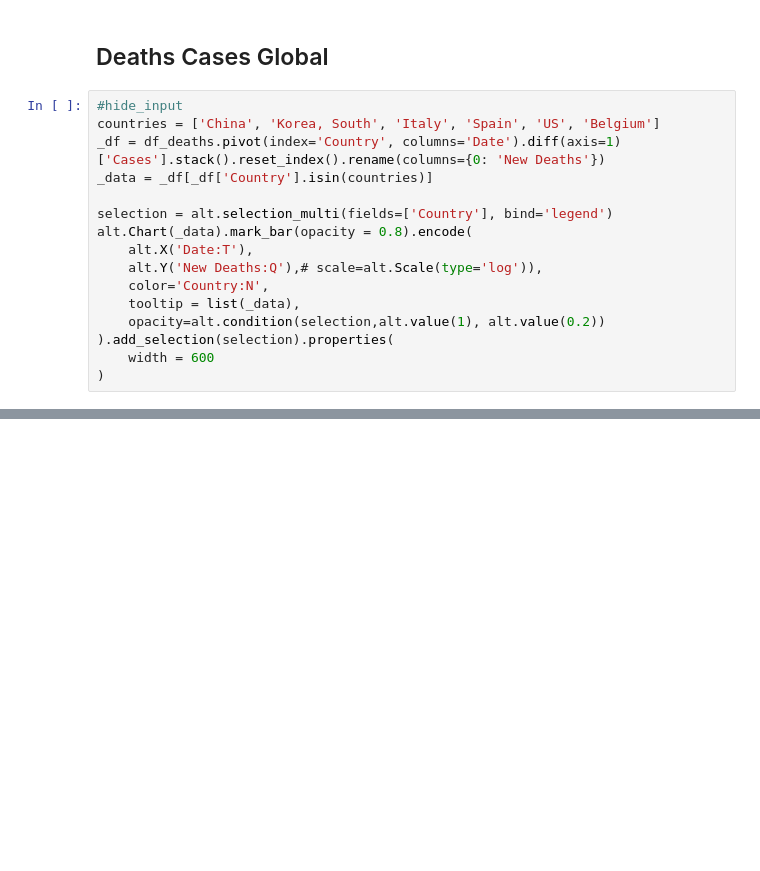
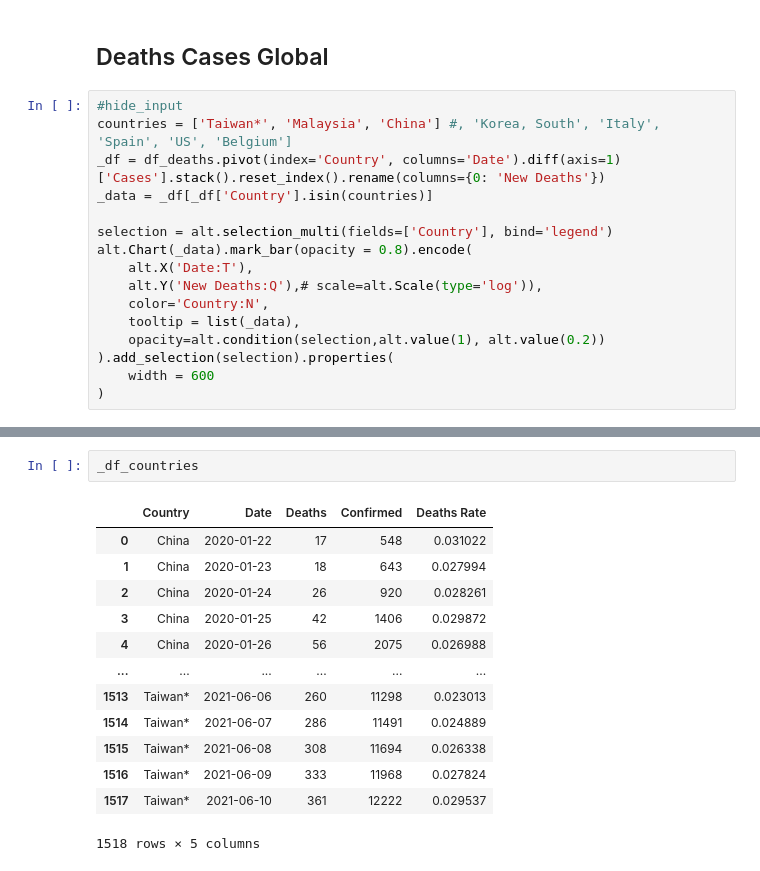
Before and after one commit to holamedia/covid19, a Jupyter notebook: _notebooks/2020-05-05-COVID-19-WORLD.ipynb, the cells around one changed output, grey strips where cells are left out. Saved outputs shown, nothing was run; the diff lists cells and outputs as text; blank space fills up the shorter version.

```diff
--- a/_notebooks/2020-05-05-COVID-19-WORLD.ipynb
+++ b/_notebooks/2020-05-05-COVID-19-WORLD.ipynb
@@ -423,7 +423,7 @@ _rate2_line = alt.Chart(df_country_cases).mark_line(color='green').encode(
 ## Deaths Cases Global
 # %%
 #hide_input
-countries = ['China', 'Korea, South', 'Italy', 'Spain', 'US', 'Belgium']
+countries = ['Taiwan*', 'Malaysia', 'China'] #, 'Korea, South', 'Italy', 'Spain', 'US', 'Belgium']
 _df = df_deaths.pivot(index='Country', columns='Date').diff(axis=1)['Cases'].stack().reset_index().rename(columns={0: 'New Deaths'})
 _data = _df[_df['Country'].isin(countries)]
 
@@ -458,3 +458,19 @@ alt.Chart(_df_countries.fillna(0)).mark_line().encode(
 )
 # %% [output]
 [interactive output not drawn]
+# %%
+_df_countries
+# %% [output]
+|  | Country | Date | Deaths | Confirmed | Deaths Rate |
+| 0 | China | 2020-01-22 | 17 | 548 | 0.031022 |
+| 1 | China | 2020-01-23 | 18 | 643 | 0.027994 |
+| 2 | China | 2020-01-24 | 26 | 920 | 0.028261 |
+| 3 | China | 2020-01-25 | 42 | 1406 | 0.029872 |
+| 4 | China | 2020-01-26 | 56 | 2075 | 0.026988 |
+| ... | ... | ... | ... | ... | ... |
+| 1513 | Taiwan* | 2021-06-06 | 260 | 11298 | 0.023013 |
+| 1514 | Taiwan* | 2021-06-07 | 286 | 11491 | 0.024889 |
+| 1515 | Taiwan* | 2021-06-08 | 308 | 11694 | 0.026338 |
+| 1516 | Taiwan* | 2021-06-09 | 333 | 11968 | 0.027824 |
+| 1517 | Taiwan* | 2021-06-10 | 361 | 12222 | 0.029537 |
+1518 rows × 5 columns
```
Also changed, not shown: parts of 4 cells of this notebook.
